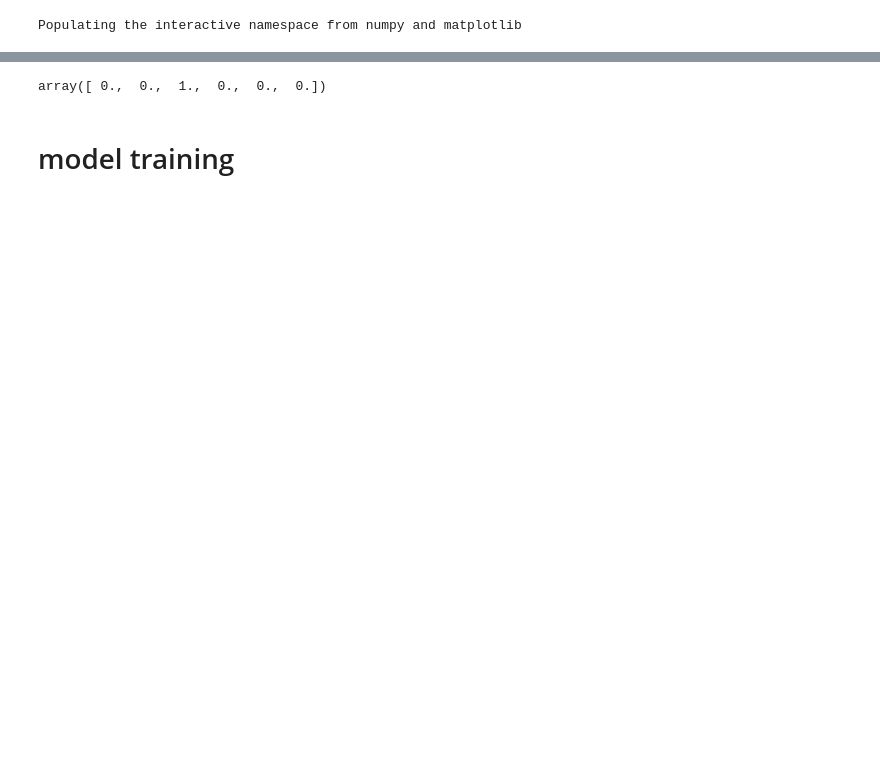
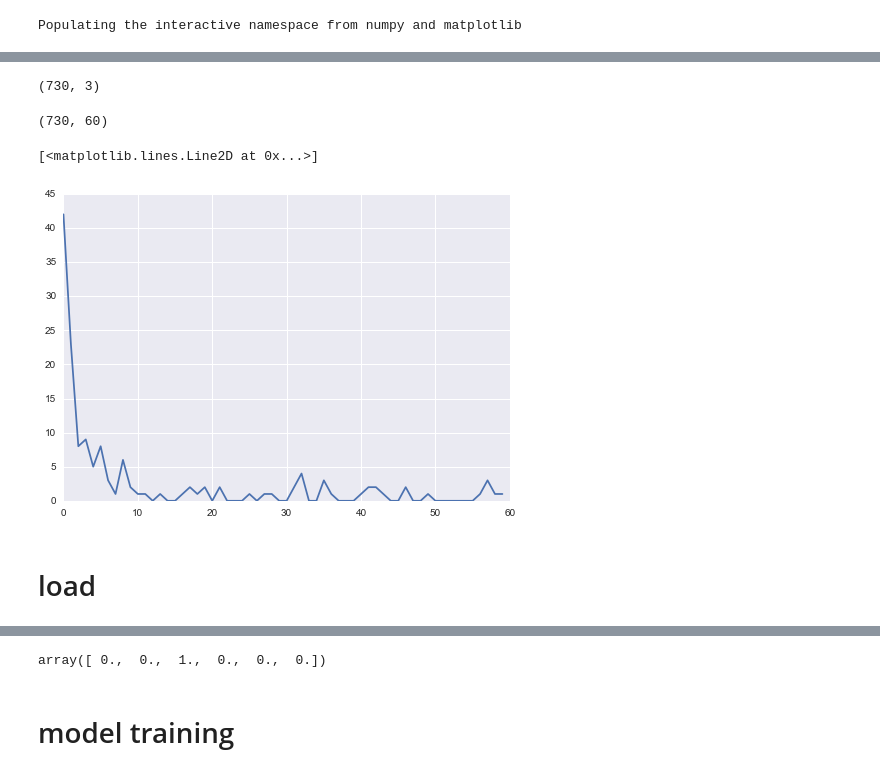
Before and after one commit to uchihashikenshi/attention_time, a Jupyter notebook: ipython_notebook/multi_bookmark/test_code.ipynb, the cells around one changed output, grey strips where cells are left out. Drawn from its saved outputs; the diff is of its cells as text; code cells hidden in the pictures; blank space fills up the shorter version.

```diff
--- a/ipython_notebook/multi_bookmark/test_code.ipynb
+++ b/ipython_notebook/multi_bookmark/test_code.ipynb
@@ -52,23 +53,23 @@ p = preprocessing.Preprocessing(data_dir = "../../original_data/bookmark/")
 # data_ls = [science, ajax, java, news, css, javascript, opensource, webdesign, design, linux, photography]
 data_name_ls = ['science', 'ajax', 'java', 'news', 'css', 'javascript', 'opensource', 'webdesign', 'design', 'linux', 'photography']
 # %%
-# train_test_ratio = 0.9
-# balance = False
-# for output_dim in [1, 2, 3, 5, 6, 10]:
-#     for data_name in data_name_ls:
-#         print data_name
-#         data = p.load_data('%s.twd' % data_name)
-#         category_ts, category_sum = p.timeseries(data)
-#         category_ts_dict = p.div_train_test(category_ts, train_test_ratio)
-#         category_started_ts_dict = p.make_started_ts(category_ts_dict)
-#         category_input_ts_dict, category_label_dict, category_target_ts_dict, category_input_sum_dict\
-#             = p.make_supervised_data(category_started_ts_dict, output_dim=output_dim, stride=5)
-#         if balance:
-#             category_input_ts_dict, category_label_dict = p.balancing_sampling(category_input_ts_dict, category_label_dict)
+train_test_ratio = 0.8
+balance = True
+for output_dim in [1]:
+    for data_name in data_name_ls:
+        print data_name
+        data = p.load_data('%s.twd' % data_name)
+        category_ts, category_sum = p.timeseries(data)
+        category_ts_dict = p.div_train_test(category_ts, train_test_ratio)
+        category_started_ts_dict = p.make_started_ts(category_ts_dict)
+        category_input_ts_dict, category_label_dict, category_target_ts_dict, category_input_sum_dict\
+            = p.make_supervised_data(category_started_ts_dict, output_dim=output_dim, stride=5)
+        if balance:
+            category_input_ts_dict, category_label_dict, category_target_ts_dict = p.balancing_sampling(category_input_ts_dict, category_label_dict, category_target_ts_dict, output_dim)
 
-#         category_dir = '../data/bookmark/%s/' % data_name
-#         save_data_dir = '../data/bookmark/%s/page_shuffle/' % data_name
+        category_dir = '../../data/bookmark/%s/' % data_name
+        save_data_dir = '../../data/bookmark/%s/page_shuffle/' % data_name
 #         if output_dim == 1:
 #             os.mkdir(category_dir)
 #             os.mkdir(save_data_dir)
-#         p.make_test_dataset(category_input_ts_dict, category_label_dict, category_target_ts_dict, save_data_dir, output_dim)
+        p.make_test_dataset(category_input_ts_dict, category_label_dict, category_target_ts_dict, save_data_dir, output_dim)
@@ -74,0 +118,2 @@ data_name_ls = ['science', 'ajax', 'java', 'news', 'css', 'javascript', 'opensou
+# %%
+category_input_ts_dict_, category_label_dict_, category_target_ts_dict_ = p.balancing_sampling(category_input_ts_dict, category_label_dict, category_target_ts_dict, output_dim)
@@ -75,2 +167,17 @@ data_name_ls = ['science', 'ajax', 'java', 'news', 'css', 'javascript', 'opensou
+# %%
+category_label_dict_['train'].shape
+# %% [output]
+(730, 3)
+# %%
+category_target_ts_dict_['train'].shape
+# %% [output]
+(730, 60)
+# %%
+plt.plot(category_target_ts_dict_['train'][3])
+# %% [output]
+[<matplotlib.lines.Line2D at 0x...>]
+[figure, added]
+# %% [markdown]
+# load
 # %%
 save_data_dir = '../../data/bookmark/'
```
Also changed, not shown: parts of 34 cells of this notebook, 11 other files.
